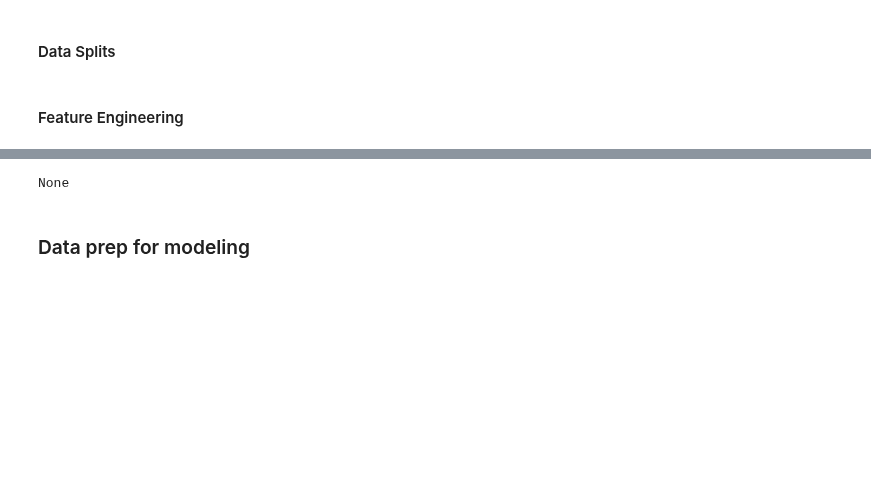
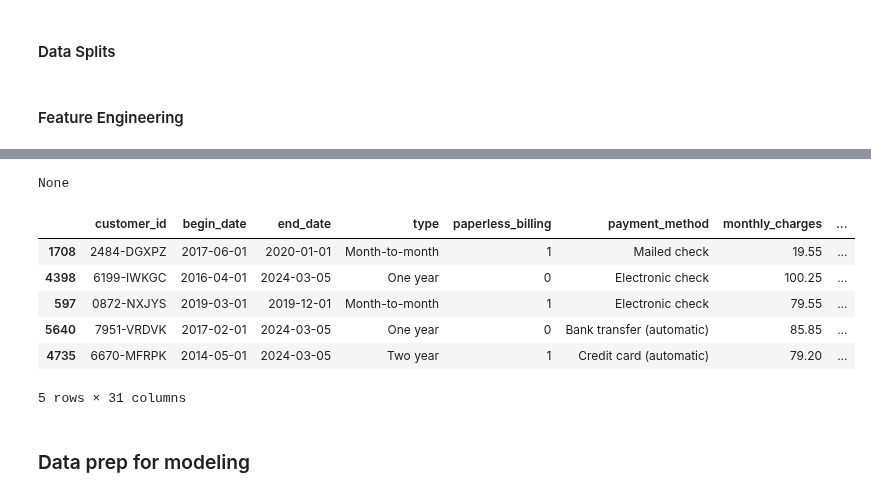
Before and after one commit to jestercruz/TripleTen-Projects, a Jupyter notebook: Sprint 17 Final Project/plan_model.ipynb, the cells around one changed output, grey strips where cells are left out. Cells and saved outputs as stored; diff of their text form; code cells hidden in the pictures; blank space fills up the shorter version.

```diff
--- a/Sprint 17 Final Project/plan_model.ipynb
+++ b/Sprint 17 Final Project/plan_model.ipynb
@@ -488,14 +502,14 @@ print(data[['begin_date', 'end_date', 'tenure']].head())
 # %%
 # Use one hot encoding to have columns for Month-to-month, one year, and two years
-contract_dummies = pd.get_dummies(data['type'], prefix='contract')
+contract_dummies = pd.get_dummies(data['type'], prefix='contract', drop_first=True)
 data = pd.concat([data, contract_dummies], axis=1)
 # %%
 # Use one hot encoding to have different columns for different payment methods
-payment_method_dummies = pd.get_dummies(data['payment_method'], prefix='payment')
+payment_method_dummies = pd.get_dummies(data['payment_method'], prefix='payment', drop_first=True)
 data = pd.concat([data, payment_method_dummies], axis=1)
 # %%
 # Use one hot encoding to have different columns for different internet services
-internet_service_dummies = pd.get_dummies(data['internet_service'], prefix='internet_service')
+internet_service_dummies = pd.get_dummies(data['internet_service'], prefix='internet_service', drop_first=True)
 data = pd.concat([data, internet_service_dummies], axis=1)
 # %%
 # Change paperless billing from yes/no to 1 or 0
@@ -537,7 +551,6 @@ dtypes: bool(10), datetime64[ns](2), float64(3), int32(1), int64(14), object(4)
 memory usage: 1.3+ MB
 # %%
-bool_columns = ['contract_month-to-month', 'contract_one_year', 'contract_two_year',
-                'payment_bank_transfer_(automatic)', 'payment_credit_card_(automatic)',
+bool_columns = ['contract_one_year', 'contract_two_year', 'payment_credit_card_(automatic)',
                 'payment_electronic_check', 'payment_mailed_check']
 
 service_bool_columns = ['online_security', 'online_backup', 'device_protection',
@@ -551,6 +564,7 @@ all_bool_columns = bool_columns + service_bool_columns
 data[all_bool_columns] = data[all_bool_columns].astype(int)
 
 display(data.info())
+display(data.sample(5))
 # %% [output]
 <class 'pandas.core.frame.DataFrame'>
 RangeIndex: 7043 entries, 0 to 7042
@@ -572,4 +586,11 @@ memory usage: 1.3+ MB
 None
+|  | customer_id | begin_date | end_date | type | paperless_billing | payment_method | monthly_charges | ... |
+| 1708 | 2484-DGXPZ | 2017-06-01 | 2020-01-01 | Month-to-month | 1 | Mailed check | 19.55 | ... |
+| 4398 | 6199-IWKGC | 2016-04-01 | 2024-03-05 | One year | 0 | Electronic check | 100.25 | ... |
+| 597 | 0872-NXJYS | 2019-03-01 | 2019-12-01 | Month-to-month | 1 | Electronic check | 79.55 | ... |
+| 5640 | 7951-VRDVK | 2017-02-01 | 2024-03-05 | One year | 0 | Bank transfer (automatic) | 85.85 | ... |
+| 4735 | 6670-MFRPK | 2014-05-01 | 2024-03-05 | Two year | 1 | Credit card (automatic) | 79.20 | ... |
+5 rows × 31 columns
 # %% [markdown]
 ### Data prep for modeling
 # %%
```
Also changed, not shown: parts of 16 cells of this notebook, 4 other files.
